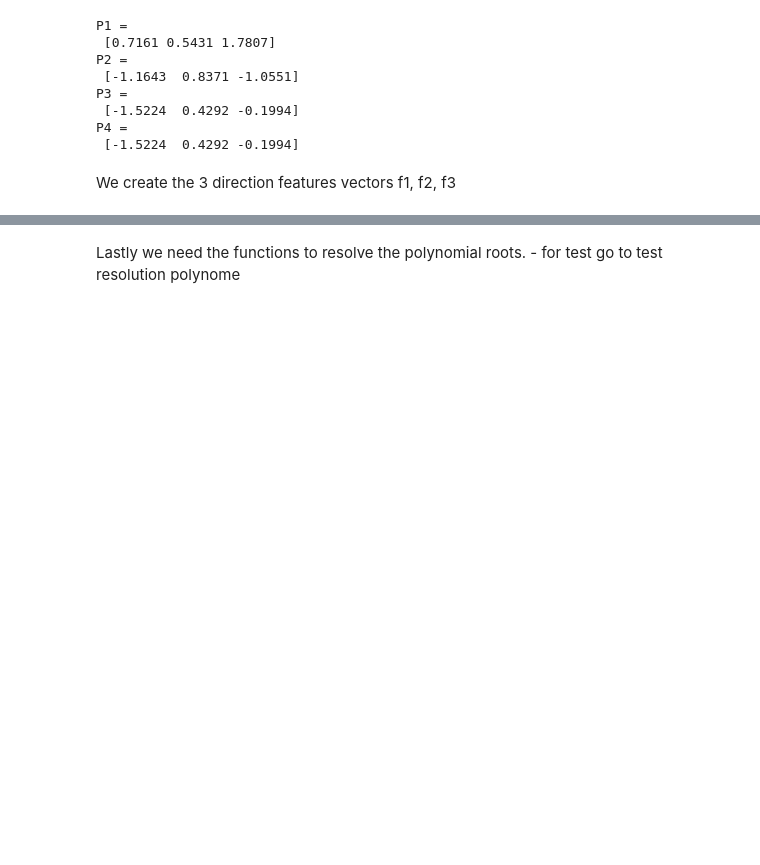
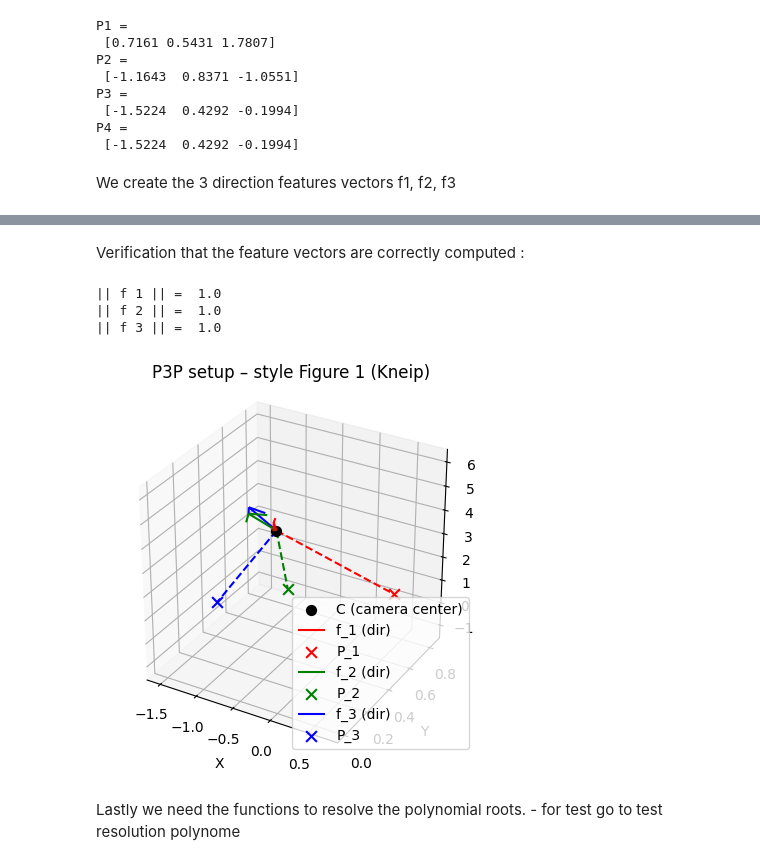
Before and after one commit to Pruneeuh/PoseEstimation, a Jupyter notebook: P3P_openCV_numpy/demo_p3p.ipynb, the cells around one changed output, grey strips where cells are left out. Drawn from its saved outputs; the diff is of its cells as text; code cells hidden in the pictures; blank space fills up the shorter version.

```diff
--- a/P3P_openCV_numpy/demo_p3p.ipynb
+++ b/P3P_openCV_numpy/demo_p3p.ipynb
@@ -12,11 +12,11 @@ At first we have :
 def camera() :
   # Definition of the camera parameters
   # focal length
-  fx = 60
-  fy = 40
+  fx = 800
+  fy = 800
   # center
-  cx = 0
-  cy = 0
+  cx = 320
+  cy = 240
 
   A = np.array([[fx, 0, cx], [0, fy, cy], [0, 0, 1]]) # intraseca matrix of the camera (3*3)
   print("A = \n", A)
@@ -129,3 +145,48 @@ features vectors =
+# %% [markdown]
+Verification that the feature vectors are correctly computed :
+# %%
+from mpl_toolkits.mplot3d import Axes3D
+
+def plot_p3p_geometry(C_est, f_cam, P_world, scale=1.0):
+    """
+    Affiche le schéma P3P style 'Figure 1' du papier de Kneip.
+    C_est   : (3,) centre caméra estimé
+    f_cam   : (3,3) directions unitaires dans repère caméra
+    P_world : (3,3) points 3D
+    """
+    C_est = np.array(C_est).flatten()
+
+    fig = plt.figure()
+    ax = fig.add_subplot(111, projection='3d')
+    ax.set_title("P3P setup – style Figure 1 (Kneip)")
+
+    colors = ['r', 'g', 'b']
+    ax.scatter(C_est[0], C_est[1], C_est[2], c='k', label='C (camera center)', s=50)
+
+    for i in range(3):
+        Pi = P_world[i]
+        print("|| f",i+1,"|| = ",np.linalg.norm(f_cam[i]))
+        fi = f_cam[i] / np.linalg.norm(f_cam[i])  # s'assurer que c'est unitaire
+
+        # Vecteur direction f_i depuis C (en échelle réduite pour visualiser)
+        ax.quiver(*C_est, *(scale * fi), color=colors[i], label=f'f_{i+1} (dir)')
+        # Ligne entre C et P_i
+        ax.plot([C_est[0], Pi[0]], [C_est[1], Pi[1]], [C_est[2], Pi[2]], color=colors[i], linestyle='dashed')
+        ax.scatter(Pi[0], Pi[1], Pi[2], color=colors[i], marker='x', s=60, label=f'P_{i+1}')
+
+    ax.set_xlabel('X')
+    ax.set_ylabel('Y')
+    ax.set_zlabel('Z')
+    ax.set_box_aspect([1,1,1])
+    ax.legend()
+    plt.show()
+
+plot_p3p_geometry(np.transpose(C),featuresVect,points3D)
+# %% [output]
+|| f 1 || =  1.0
+|| f 2 || =  1.0
+|| f 3 || =  1.0
+[figure, added]
 # %% [markdown]
 Lastly we need the functions to resolve the polynomial roots. - for test go to test resolution polynome
 # %%
```
Also changed, not shown: parts of 14 cells of this notebook, 2 other files.
